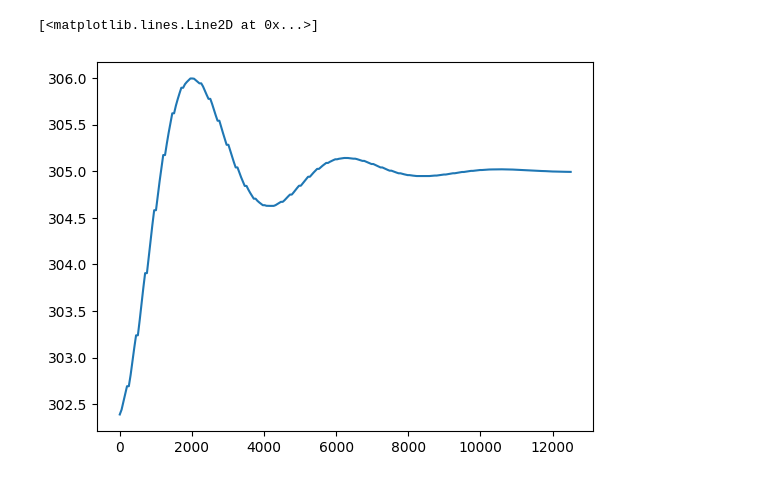
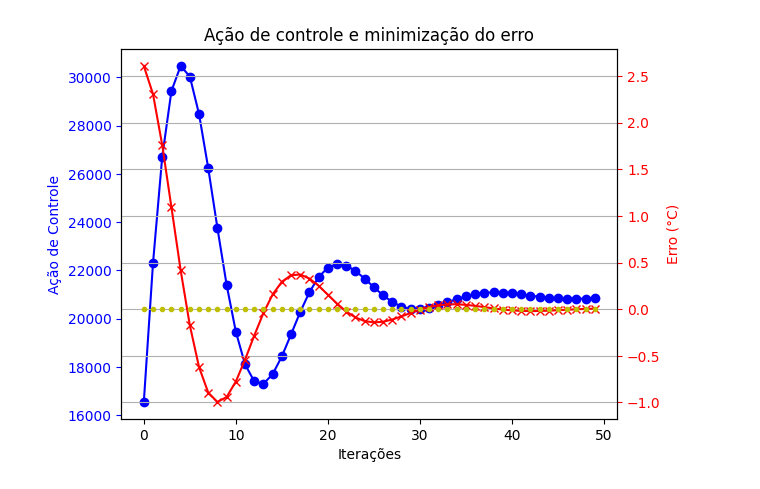
Before and after one commit to MatheusCascalho/PID_controller, a Jupyter notebook: demo/tank_vizualizer.ipynb, the cells around one changed output. Cells and saved outputs as stored; diff of their text form; code cells hidden in the pictures.

```diff
--- a/demo/tank_vizualizer.ipynb
+++ b/demo/tank_vizualizer.ipynb
@@ -73,24 +47,29 @@ ax2
 # %%
 action = report.control_action
 erro = report.errors
 x = [i for i in range(len(action))]
 
 # Criar a figura e os eixos
 fig, ax1 = plt.subplots()
 
 # Plotar a linha usando o eixo y1
 ax1.plot(x, action, 'b-', marker='o')
-ax1.set_xlabel('Eixo x')
+ax1.set_xlabel('Iterações')
 ax1.set_ylabel('Ação de Controle', color='b')
 ax1.tick_params('y', colors='b')
 
 # Criar um segundo eixo y
 ax2 = ax1.twinx()
 
 # Plotar a linha usando o eixo y2
 ax2.plot(x, erro, 'r-', marker='x')
 plt.grid(axis='both')
 ax2.plot(x, np.zeros(len(x)), 'y.')
 ax2.tick_params('y', colors='r')
-ax2.set_ylabel('Erro', color='r')
-ax2
+ax2.set_ylabel('Erro (°C)', color='r')
+# ax2
+
+plt.title("Ação de controle e minimização do erro")
+plt.show()
+# %% [output]
+[figure, added]
@@ -99,10 +75,0 @@ from simulation.tank import Simulator
-# %%
-simulator = Simulator()
-report = simulator.simulate(horizon=50)
-registers = report.fluid_temperature.shape[0]
-t = np.linspace(0, registers*simulator.control_params.dt, num=registers)
-plt.plot(t, report.fluid_temperature)
-# print(report)
-# %% [output]
-[<matplotlib.lines.Line2D at 0x...>]
-[figure, removed]
```
Also changed, not shown: parts of 22 cells of this notebook.
